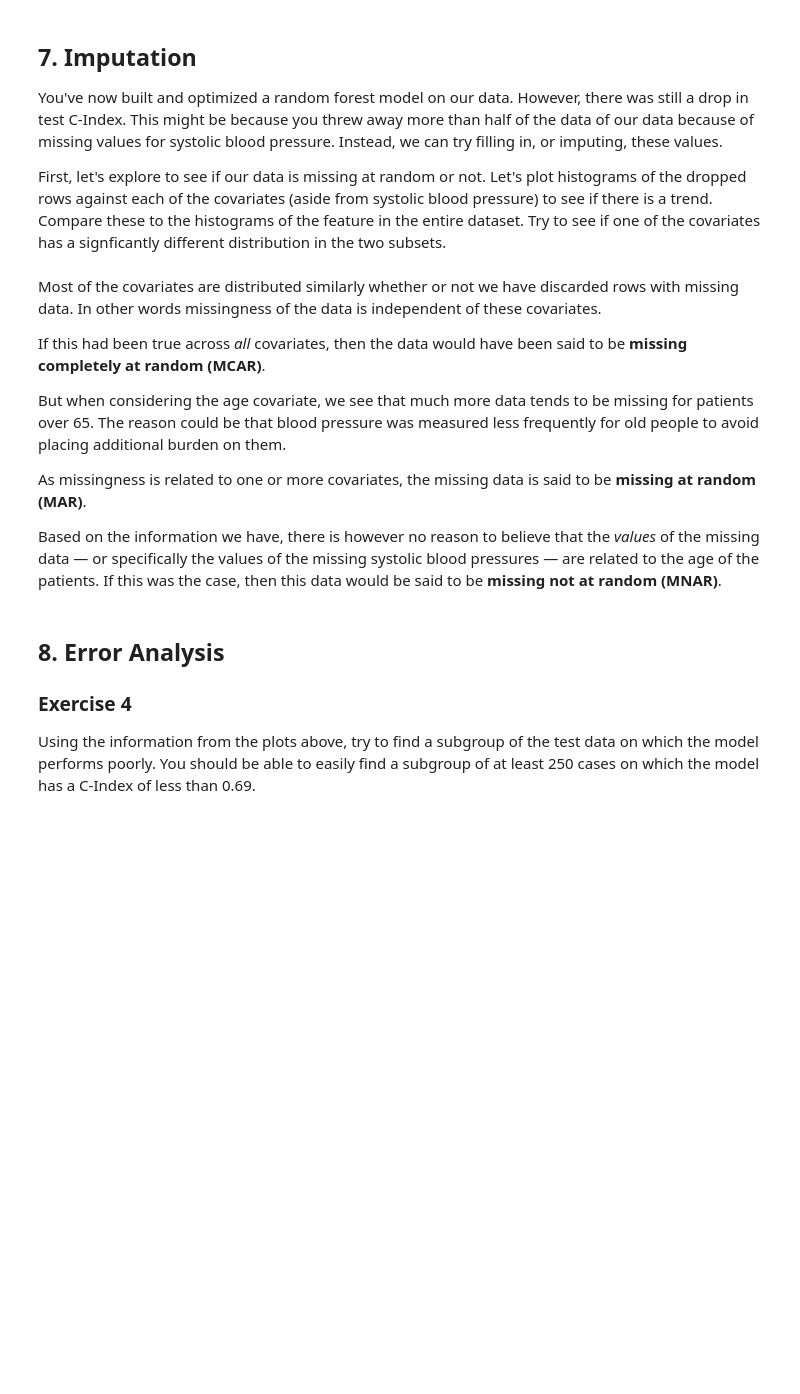
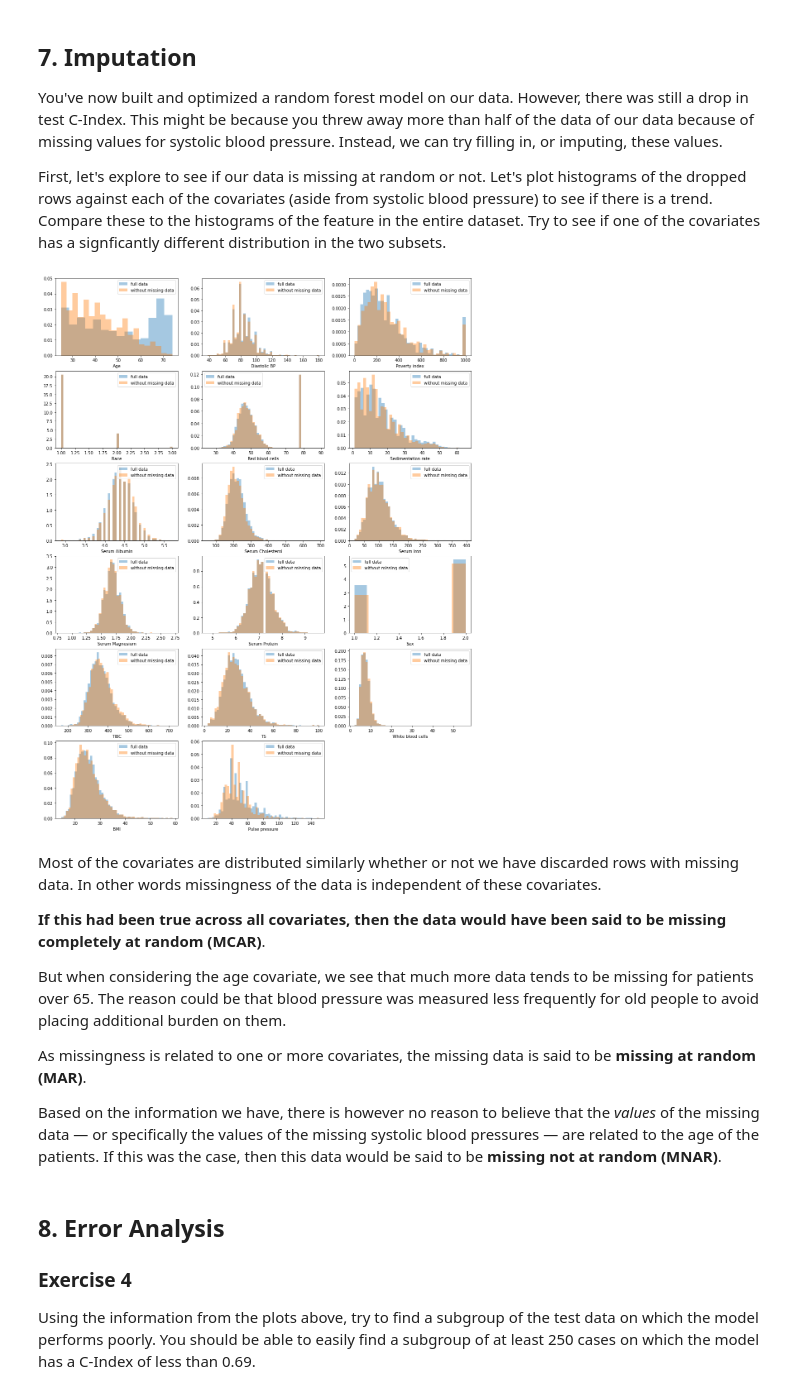
Before and after one commit to khanalg44/AI_For_Medicine, a Jupyter notebook: 2AI_for_Medical_Prognosis/week2/Risk_Models_Using_Tree-based_Models.ipynb, the cells around one changed output. Cells and saved outputs as stored; diff of their text form; code cells hidden in the pictures; blank space fills up the shorter version.

```diff
--- a/2AI_for_Medical_Prognosis/week2/Risk_Models_Using_Tree-based_Models.ipynb
+++ b/2AI_for_Medical_Prognosis/week2/Risk_Models_Using_Tree-based_Models.ipynb
@@ -468,18 +609,23 @@ First, let's explore to see if our data is missing at random or not. Let's plot
 # %%
 dropped_rows = X_train[X_train.isnull().any(axis=1)]
 
 columns_except_Systolic_BP = [col for col in X_train.columns if col not in ['Systolic BP']]
 
-for col in columns_except_Systolic_BP:
+plt.figure(figsize=(18, 24))
+
+for ic, col in enumerate(columns_except_Systolic_BP):
+    plt.subplot(6,3,1+ic)
     sns.distplot(X_train.loc[:, col], norm_hist=True, kde=False, label='full data')
     sns.distplot(dropped_rows.loc[:, col], norm_hist=True, kde=False, label='without missing data')
     plt.legend()
 
-    plt.show()
+plt.show()
+# %% [output]
+[figure, added]
 # %% [markdown]
 Most of the covariates are distributed similarly whether or not we have discarded rows with missing data. In other words missingness of the data is independent of these covariates.
 
-If this had been true across *all* covariates, then the data would have been said to be **missing completely at random (MCAR)**.
+**If this had been true across all covariates, then the data would have been said to be missing completely at random (MCAR)**.
 
 But when considering the age covariate, we see that much more data tends to be missing for patients over 65. The reason could be that blood pressure was measured less frequently for old people to avoid placing additional burden on them.
 
```
Also changed, not shown: parts of 33 cells of this notebook, 6 other files.
